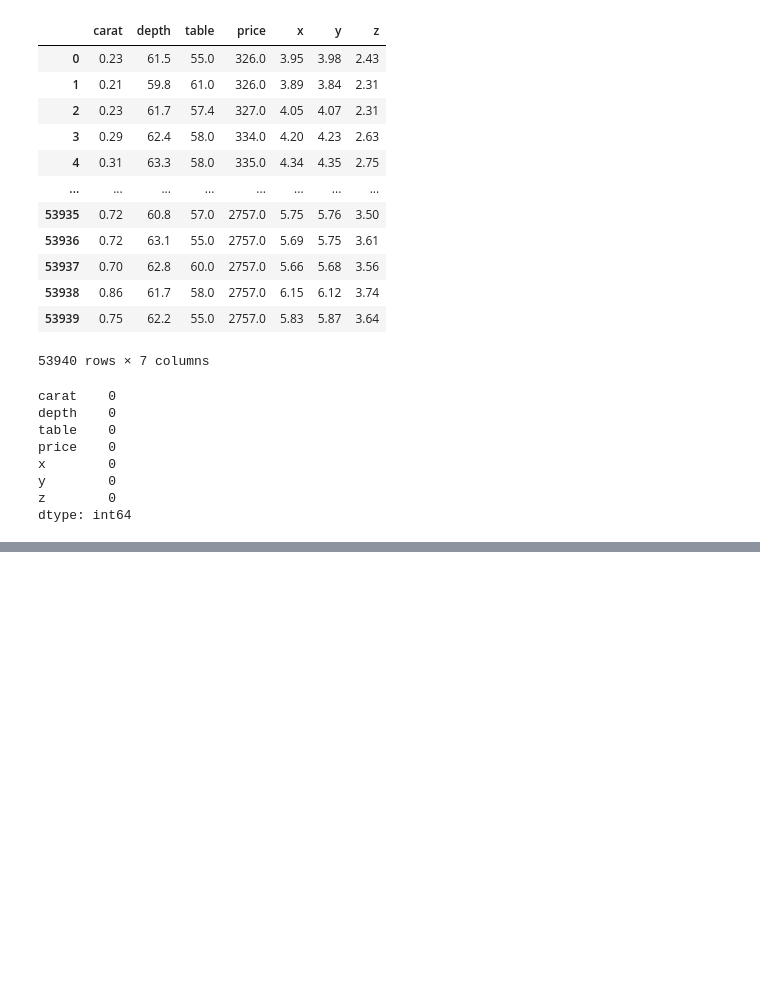
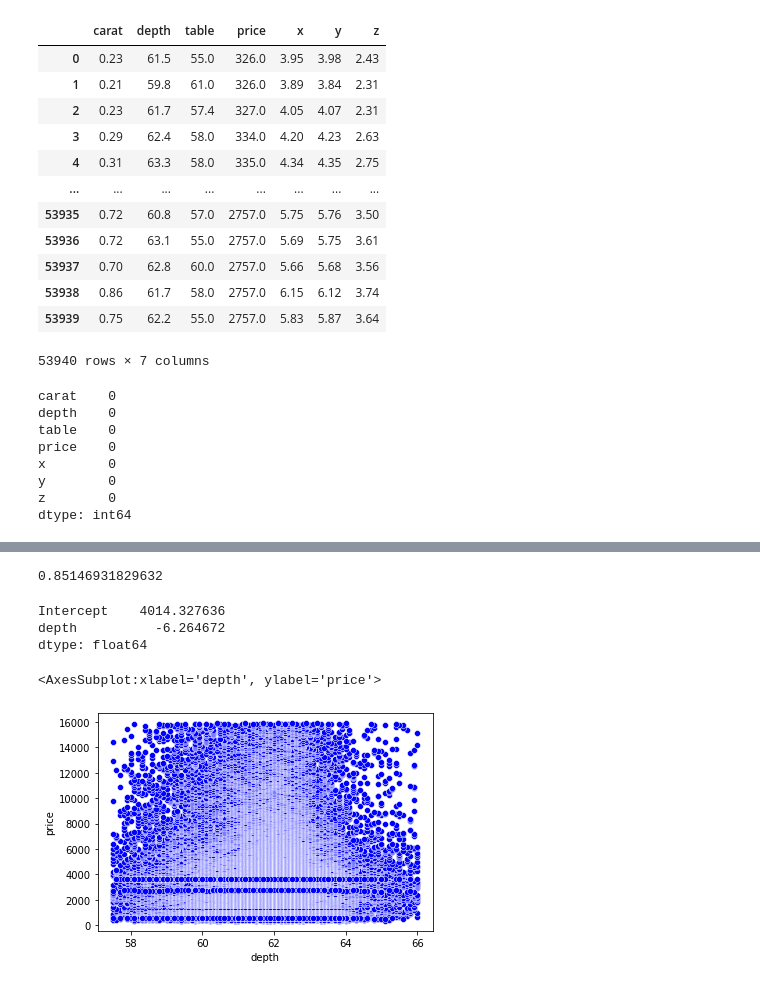
Before and after one commit to ManuelCarCas/Actividad1.Gesti-n, a Jupyter notebook: ACTIVIDAD1.IPYNB, the cells around one changed output, grey strips where cells are left out. Drawn from its saved outputs; the diff is of its cells as text; code cells hidden in the pictures; blank space fills up the shorter version.

```diff
--- a/ACTIVIDAD1.IPYNB
+++ b/ACTIVIDAD1.IPYNB
@@ -195,0 +373,21 @@ data_clean.to_csv("diamonds_sinOUTLIERS.csv")
+# %%
+#Calculamos el coeficiente de correlación R
+coef_Correl= np.sqrt(0.725)
+coef_Correl
+# %% [output]
+0.85146931829632
+# %%
+#Definimos la función del modelo de predicción
+
+model1=smf.ols(formula="price~depth", data=df).fit()
+model1.params
+# %% [output]
+Intercept    4014.327636
+depth          -6.264672
+dtype: float64
+# %%
+sns.scatterplot(x='depth', y='price', color="blue", data=df)
+#sns.scatterplot(x='speeding', y='total', color="red", data=df)
+# %% [output]
+<AxesSubplot:xlabel='depth', ylabel='price'>
+[figure, added]
```
Also changed, not shown: parts of 61 cells of this notebook.
